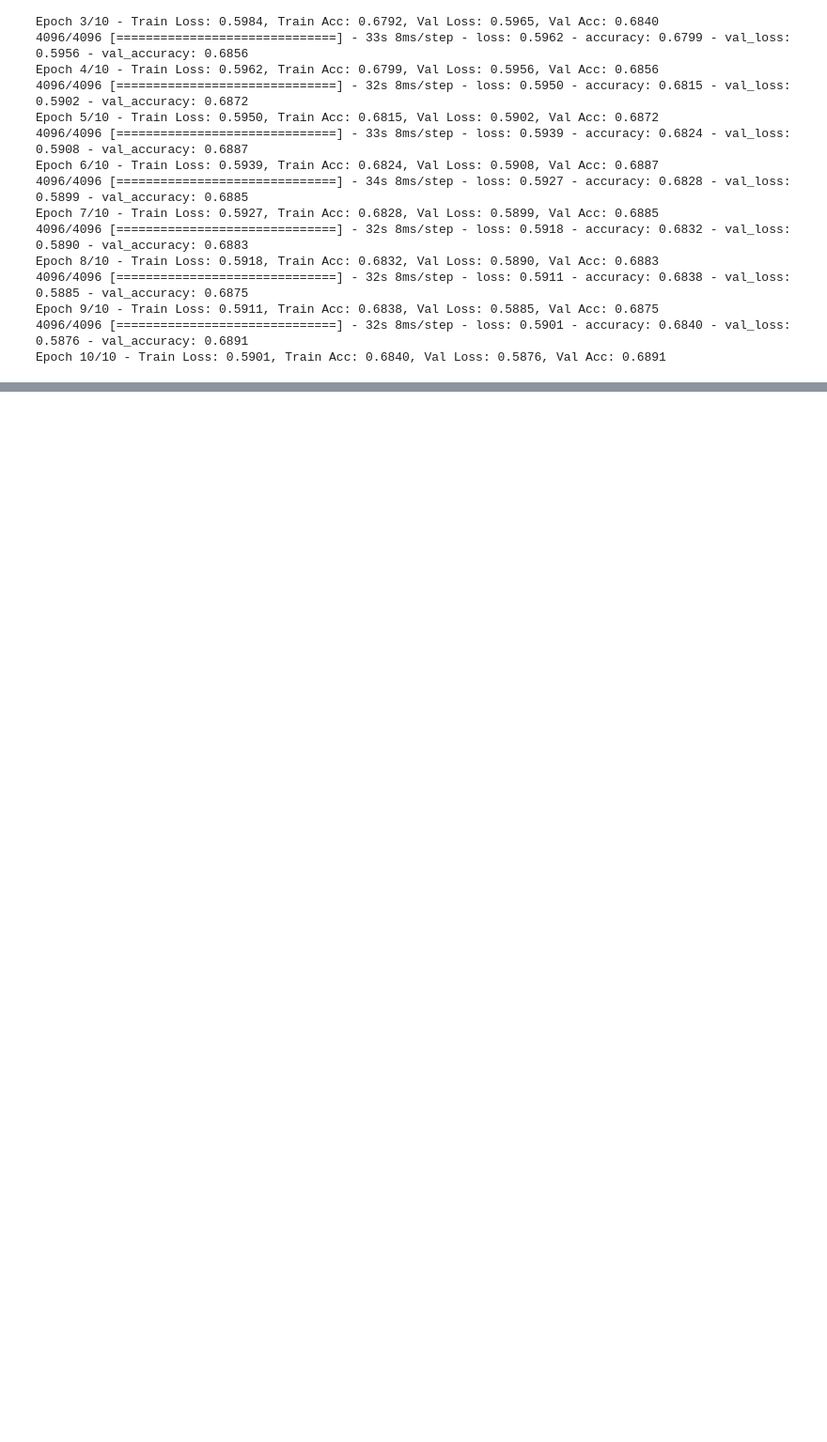
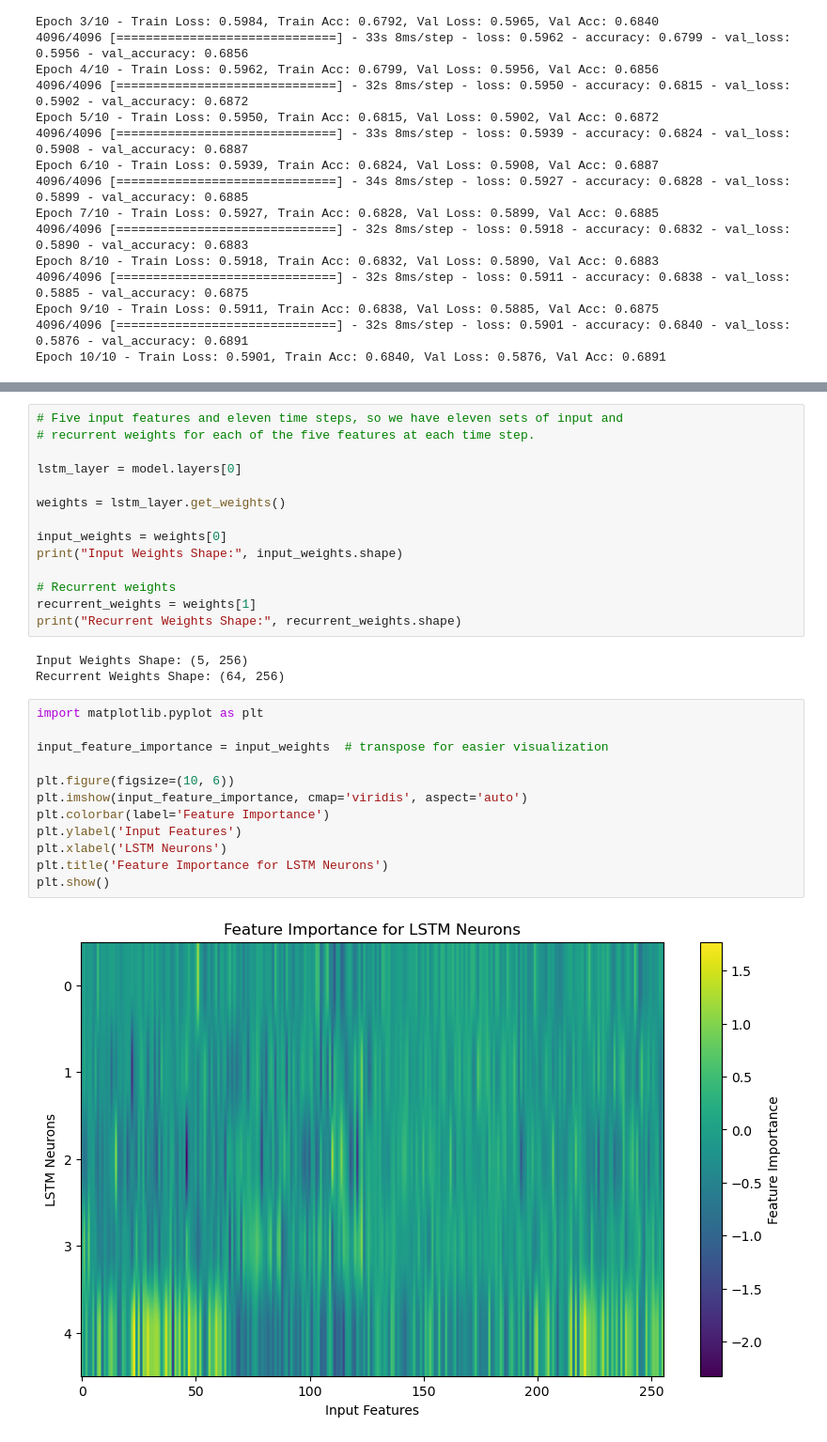
Before and after one commit to anupamajha1/ont_m6a, a Jupyter notebook: crasgaitis/eda.ipynb, the cells around one changed output, grey strips where cells are left out. Shown at 94% size. Saved outputs shown, nothing was run; the diff lists cells and outputs as text; blank space fills up the shorter version.

```diff
--- a/crasgaitis/eda.ipynb
+++ b/crasgaitis/eda.ipynb
@@ -247,0 +318,31 @@ Epoch 10/10 - Train Loss: 0.5901, Train Acc: 0.6840, Val Loss: 0.5876, Val Acc:
+# %%
+# Five input features and eleven time steps, so we have eleven sets of input and
+# recurrent weights for each of the five features at each time step.
+
+lstm_layer = model.layers[0]
+
+weights = lstm_layer.get_weights()
+
+input_weights = weights[0]
+print("Input Weights Shape:", input_weights.shape)
+
+# Recurrent weights
+recurrent_weights = weights[1]
+print("Recurrent Weights Shape:", recurrent_weights.shape)
+# %% [output]
+Input Weights Shape: (5, 256)
+Recurrent Weights Shape: (64, 256)
+# %%
+import matplotlib.pyplot as plt
+
+input_feature_importance = input_weights  # transpose for easier visualization
+
+plt.figure(figsize=(10, 6))
+plt.imshow(input_feature_importance, cmap='viridis', aspect='auto')
+plt.colorbar(label='Feature Importance')
+plt.ylabel('Input Features')
+plt.xlabel('LSTM Neurons')
+plt.title('Feature Importance for LSTM Neurons')
+plt.show()
+# %% [output]
+[figure, added]
```
Also changed, not shown: parts of 17 cells of this notebook, 1 other file.
